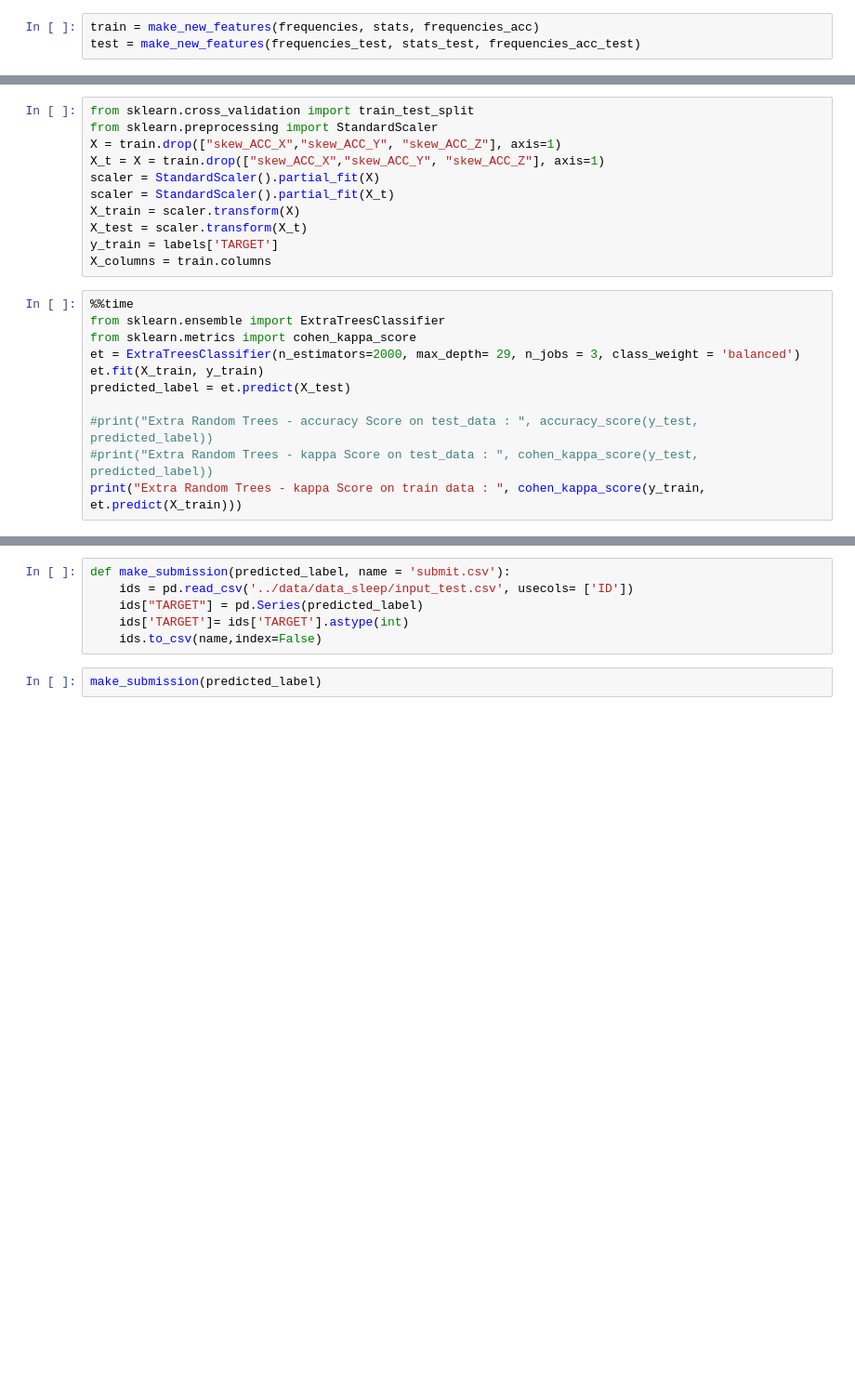
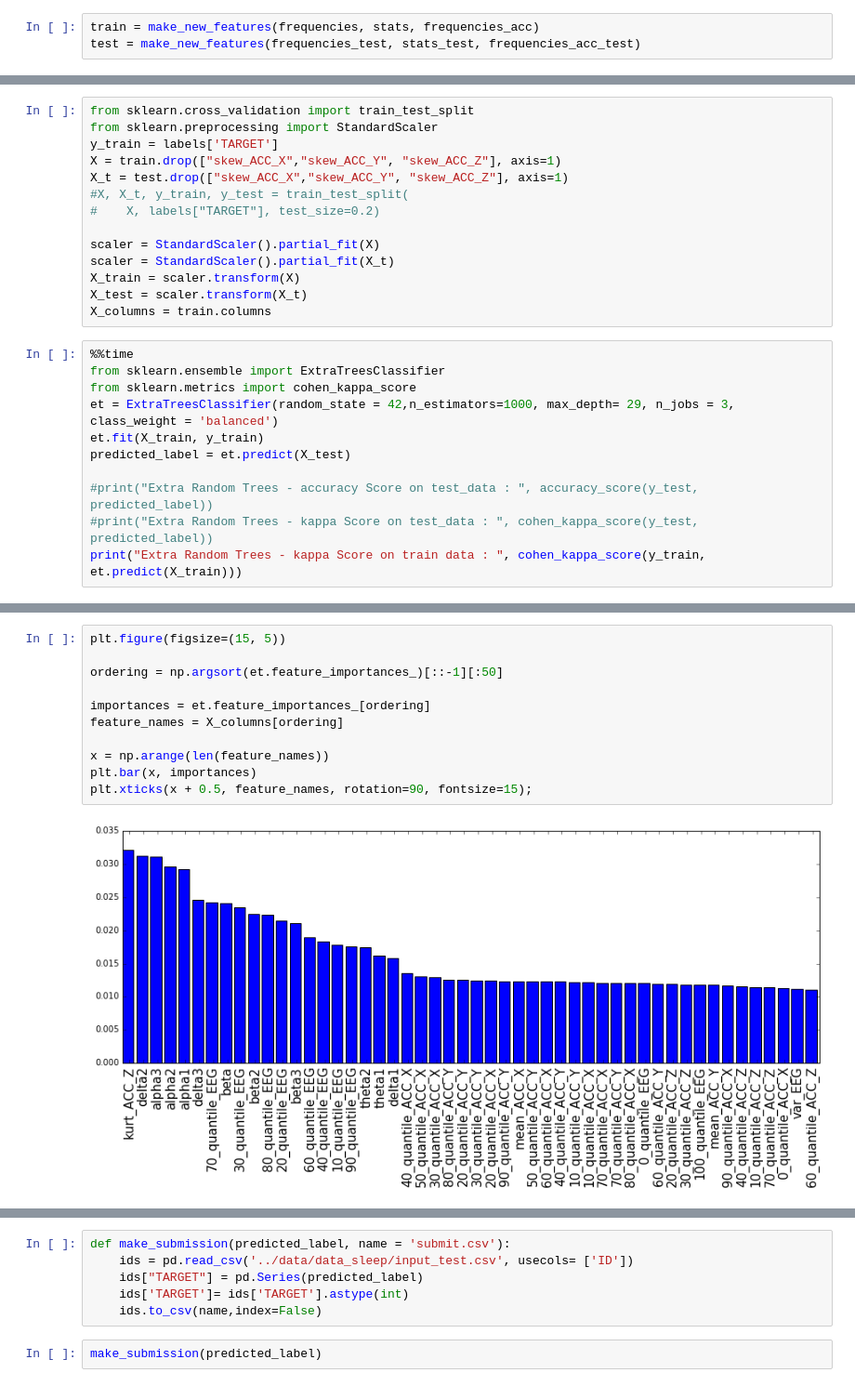
Before and after one commit to sofcalca/sleep, a Jupyter notebook: submit.ipynb, the cells around one changed output, grey strips where cells are left out. Shown at 93% size. Saved outputs shown, nothing was run; the diff lists cells and outputs as text; blank space fills up the shorter version.

```diff
--- a/submit.ipynb
+++ b/submit.ipynb
@@ -82,19 +90,22 @@ train.describe()
 # %%
 from sklearn.cross_validation import train_test_split
 from sklearn.preprocessing import StandardScaler
+y_train = labels['TARGET']
 X = train.drop(["skew_ACC_X","skew_ACC_Y", "skew_ACC_Z"], axis=1)
-X_t = X = train.drop(["skew_ACC_X","skew_ACC_Y", "skew_ACC_Z"], axis=1)
+X_t = test.drop(["skew_ACC_X","skew_ACC_Y", "skew_ACC_Z"], axis=1)
+#X, X_t, y_train, y_test = train_test_split(
+#    X, labels["TARGET"], test_size=0.2)
+
 scaler = StandardScaler().partial_fit(X)
 scaler = StandardScaler().partial_fit(X_t)
 X_train = scaler.transform(X)
 X_test = scaler.transform(X_t)
-y_train = labels['TARGET']
 X_columns = train.columns
 # %%
 %%time
 from sklearn.ensemble import ExtraTreesClassifier
 from sklearn.metrics import cohen_kappa_score
-et = ExtraTreesClassifier(n_estimators=2000, max_depth= 29, n_jobs = 3, class_weight = 'balanced')
+et = ExtraTreesClassifier(random_state = 42,n_estimators=1000, max_depth= 29, n_jobs = 3, class_weight = 'balanced')
 et.fit(X_train, y_train)
 predicted_label = et.predict(X_test)
 
@@ -108,3 +123,16 @@ Wall time: 3min 37s
+# %%
+plt.figure(figsize=(15, 5))
+
+ordering = np.argsort(et.feature_importances_)[::-1][:50]
+
+importances = et.feature_importances_[ordering]
+feature_names = X_columns[ordering]
+
+x = np.arange(len(feature_names))
+plt.bar(x, importances)
+plt.xticks(x + 0.5, feature_names, rotation=90, fontsize=15);
+# %% [output]
+[figure, added]
 # %%
 %%time
 from sklearn.cross_validation import cross_val_score
```
Also changed, not shown: parts of 10 cells of this notebook.
